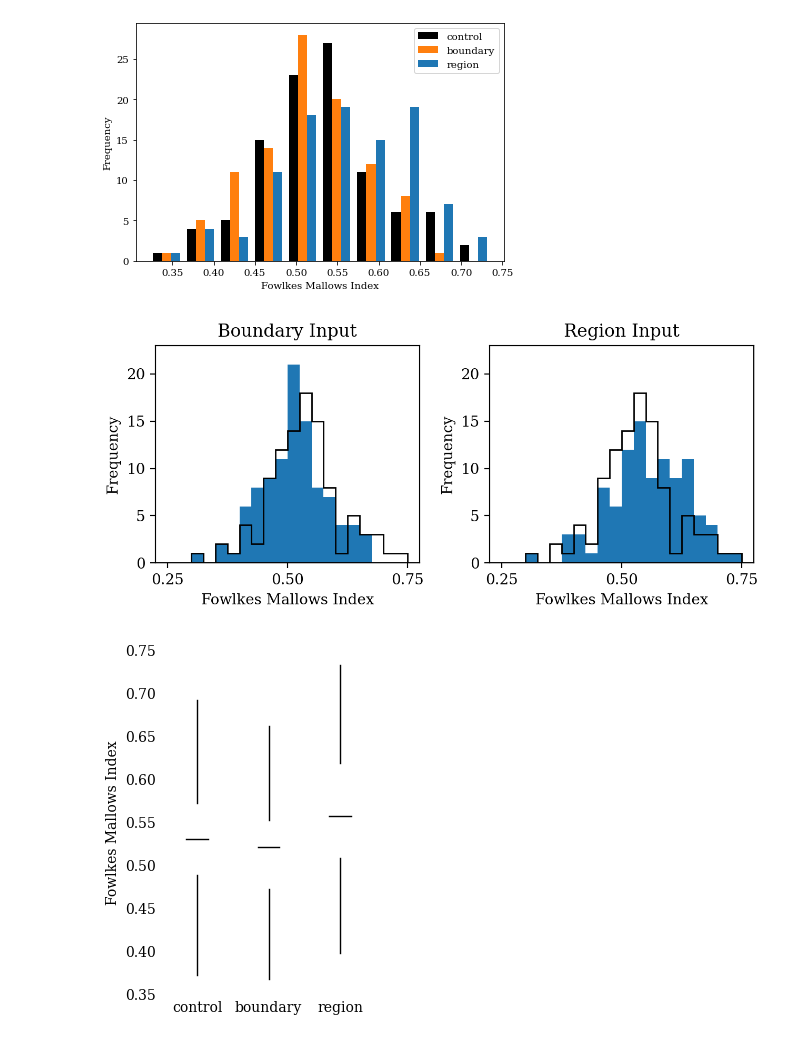
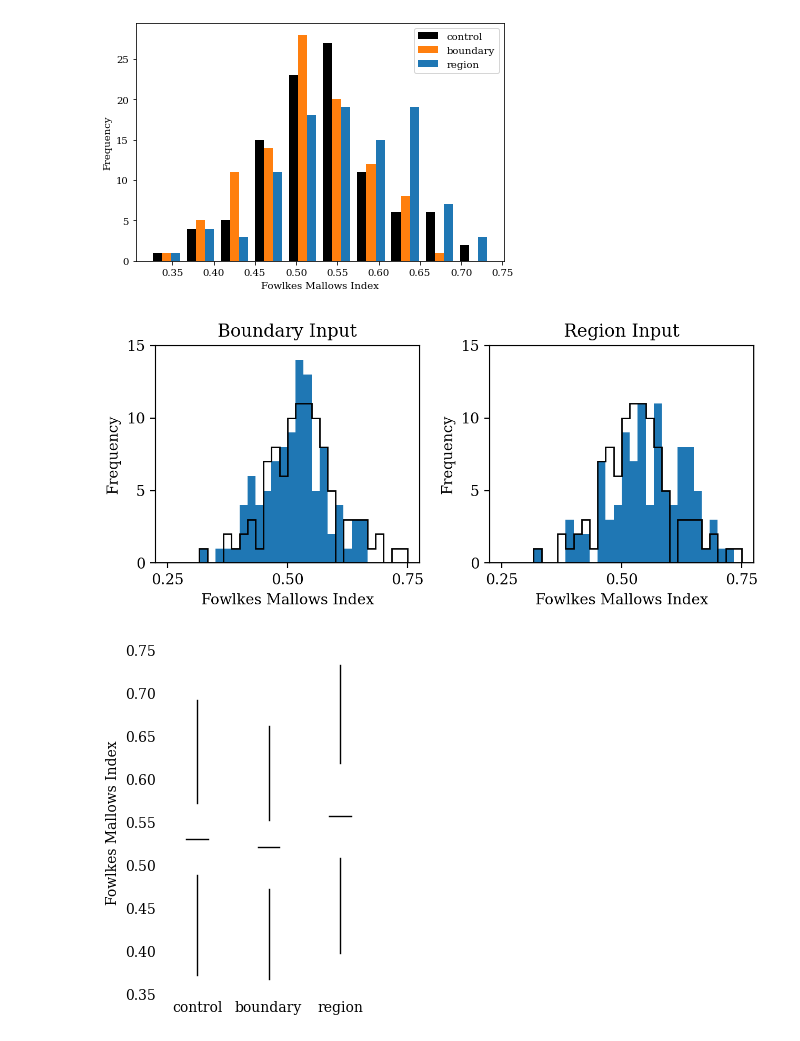
Before and after one commit to fadams-umd/CAMEO-HITL, a Jupyter notebook: create_figures.ipynb, the cells around one changed output. Cells and saved outputs as stored; diff of their text form; code cells hidden in the pictures.

Commit message:
Tweaked FMI histogram figures.

```diff
--- a/create_figures.ipynb
+++ b/create_figures.ipynb
@@ -811,35 +811,35 @@ plt.tight_layout()
 # %%
 fig, (ax1, ax2) = plt.subplots(1, 2, figsize=(6.5, 3), dpi=200)
 
-bins = np.linspace(0.25, 0.75, 21)
+bins = np.linspace(0.25, 0.75, 31)
 
 ax1.set_title('Boundary Input')
 
 ax1.hist(x=boundary_hitl_scores,
          histtype='stepfilled',
          bins=bins)
 
 ax2.set_title('Region Input')
 
 ax2.hist(x=region_hitl_scores,
          histtype='stepfilled',
          bins=bins)
 
 for ax in [ax1, ax2]:
     ax.hist(x=boundary_control_scores,
             histtype='step',
             color='k',
             bins=bins)
 
     ax.set_xticks([0.25, 0.5, 0.75])
-    ax.set_yticks([0, 5, 10, 15, 20])
-    ax.set_ylim([0, 23])
+    ax.set_yticks([0, 5, 10, 15])
+    ax.set_ylim([0, 15])
     ax.set_xlabel('Fowlkes Mallows Index')
     ax.set_ylabel('Frequency')
 
 plt.tight_layout()
 # %% [output]
-[figure, old version]
+[figure, new version]
 # %%
 fig, ax = plt.subplots(figsize=(3, 4), dpi=100)
 
```
